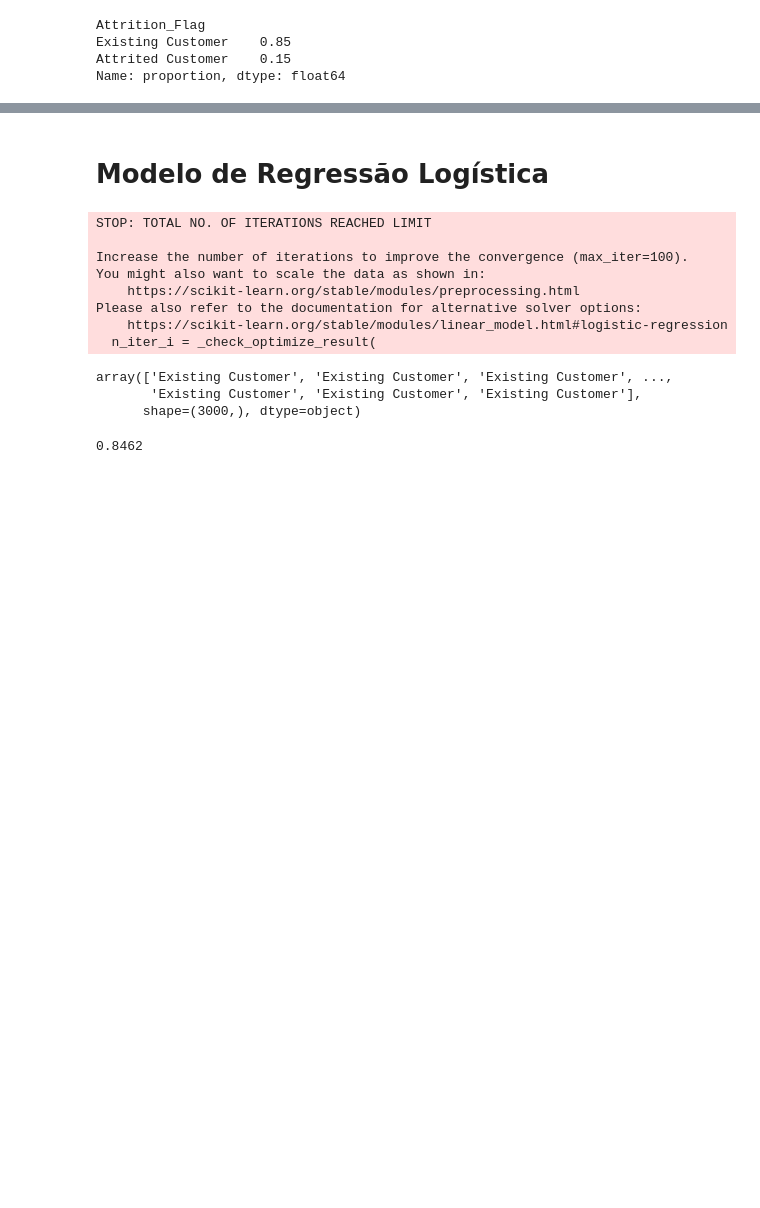
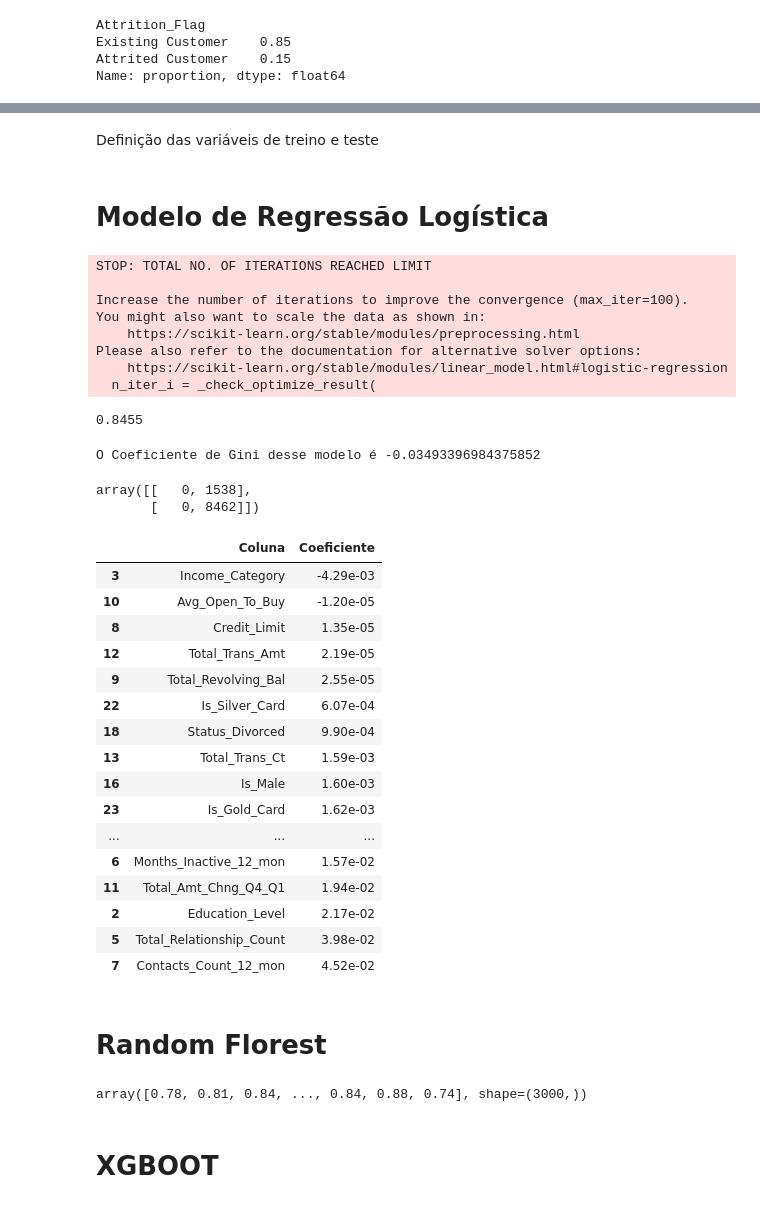
Before and after one commit to rpf991/Previsao_Churning_Clientes_Credito, a Jupyter notebook: notebooks/data_analysis.ipynb, the cells around one changed output, grey strips where cells are left out. Saved outputs shown, nothing was run; the diff lists cells and outputs as text; code cells hidden in the pictures; blank space fills up the shorter version.

Commit message:
ajuste_logistic_regression

```diff
--- a/notebooks/data_analysis.ipynb
+++ b/notebooks/data_analysis.ipynb
@@ -163,2 +177,10 @@ df_credit
+# %% [markdown]
+Definição das variáveis de treino e teste
+# %%
+X = df_base_credit.drop(columns=['Attrition_Flag'])
+y = df_base_credit['Attrition_Flag']
+
+# Será dividido os dados dos eixos x e y em 80% de treino e 20% de teste
+X_train, X_test, Y_train, Y_test = train_test_split(X, y, test_size=0.2)
 # %% [markdown]
 # Modelo de Regressão Logística
@@ -169,13 +187,13 @@ y = df_credit['Attrition_Flag']
 # %%
-# Divisão dos dados
-X_train, X_test, Y_train, Y_test = train_test_split(X, y, test_size=0.3)
-
 # Modelo Logistic Regression
 logistic_regression = LogisticRegression()
 logistic_regression.fit(X_train, Y_train)
 
-prob_lr = logistic_regression.predict(X_test)
-prob_lr
+# Obtenção de Probabilidades (importante para o Gini),
+# Será pego a probabilidade de Churn (classe 1)
+prob_lr = logistic_regression.predict_proba(X_test)[:, 1]
+
+logistic_regression.score(X_train, Y_train)
 # %% [output]
 STOP: TOTAL NO. OF ITERATIONS REACHED LIMIT
 
@@ -185,10 +203,59 @@ You might also want to scale the data as shown in:
 Please also refer to the documentation for alternative solver options:
     https://scikit-learn.org/stable/modules/linear_model.html#logistic-regression
   n_iter_i = _check_optimize_result(
-array(['Existing Customer', 'Existing Customer', 'Existing Customer', ...,
-       'Existing Customer', 'Existing Customer', 'Existing Customer'],
-      shape=(3000,), dtype=object)
+0.8455
+# %%
+# Calculo da Curva de Lorenz e Coeviciente de Gini
+
+# o coeficiente de gini do modelo é baixo
+auc = roc_auc_score(Y_test, prob_lr)
+gini = 2 * auc - 1
+
+print(f'O Coeficiente de Gini desse modelo é {gini}')
+# %% [output]
+O Coeficiente de Gini desse modelo é -0.03493396984375852
+# %%
+# Matriz de Conversão (usado para prever as saídas reais e previstes)
+
+confusion_matrix(y, logistic_regression.predict(X))
+# %% [output]
+array([[   0, 1538],
+       [   0, 8462]])
+# %%
+# Análise de quais colunas estão afetando o Modelo
+
+pd.DataFrame({
+    'Coluna': X_train.columns,
+    'Coeficiente': logistic_regression.coef_[0]
+}).sort_values(by='Coeficiente', ascending=True)
+# %% [output]
+|  | Coluna | Coeficiente |
+| 3 | Income_Category | -4.29e-03 |
+| 10 | Avg_Open_To_Buy | -1.20e-05 |
+| 8 | Credit_Limit | 1.35e-05 |
+| 12 | Total_Trans_Amt | 2.19e-05 |
+| 9 | Total_Revolving_Bal | 2.55e-05 |
+| 22 | Is_Silver_Card | 6.07e-04 |
+| 18 | Status_Divorced | 9.90e-04 |
+| 13 | Total_Trans_Ct | 1.59e-03 |
+| 16 | Is_Male | 1.60e-03 |
+| 23 | Is_Gold_Card | 1.62e-03 |
+| ... | ... | ... |
+| 6 | Months_Inactive_12_mon | 1.57e-02 |
+| 11 | Total_Amt_Chng_Q4_Q1 | 1.94e-02 |
+| 2 | Education_Level | 2.17e-02 |
+| 5 | Total_Relationship_Count | 3.98e-02 |
+| 7 | Contacts_Count_12_mon | 4.52e-02 |
+# %% [markdown]
+# Random Florest
 # %%
-logistic_regression.score(X, y)
+# Modelo Random Florest
+random_florest = RandomForestClassifier()
+random_florest.fit(X_train, Y_train)
+
+prob_rf = random_florest.predict_proba(X_test)[:, 1]
+prob_rf
 # %% [output]
-0.8462
+array([0.78, 0.81, 0.84, ..., 0.84, 0.88, 0.74], shape=(3000,))
+# %% [markdown]
+# XGBOOT
```
Also changed, not shown: parts of 11 cells of this notebook.
